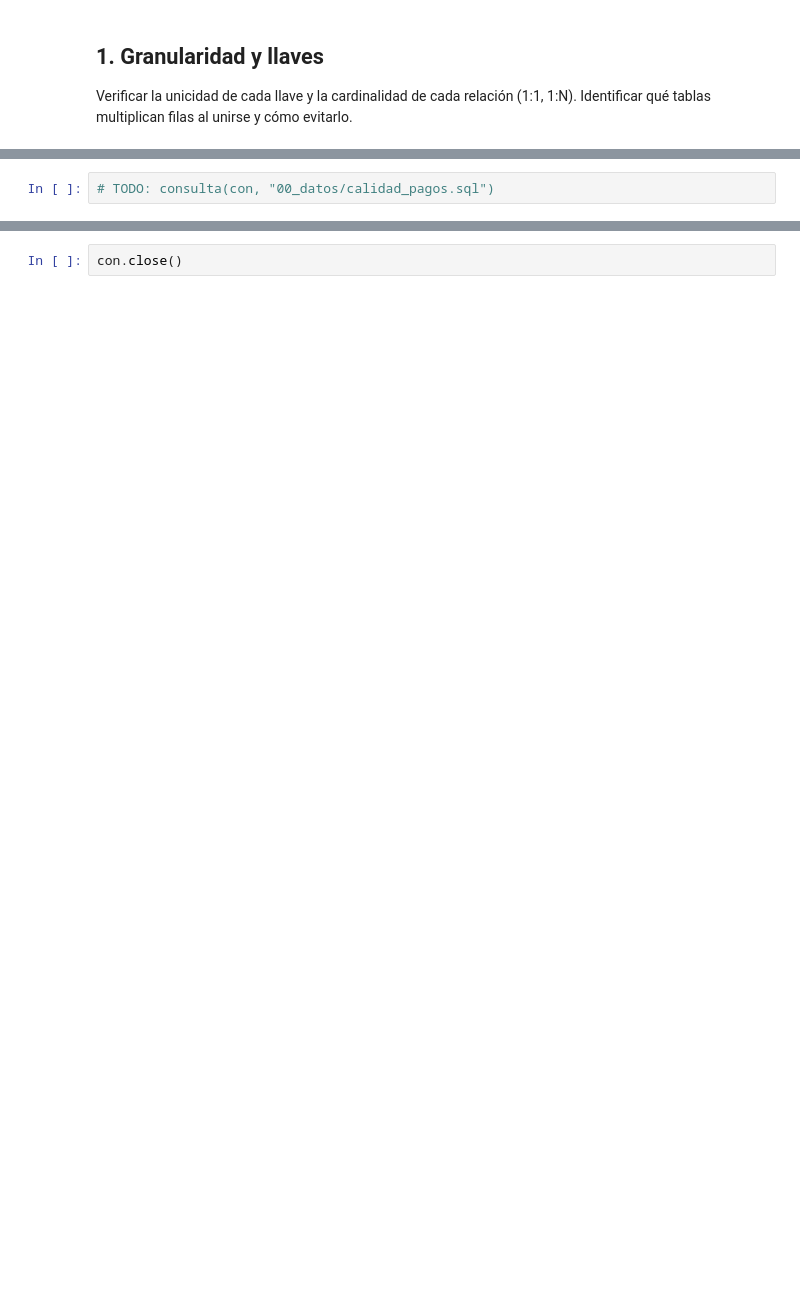
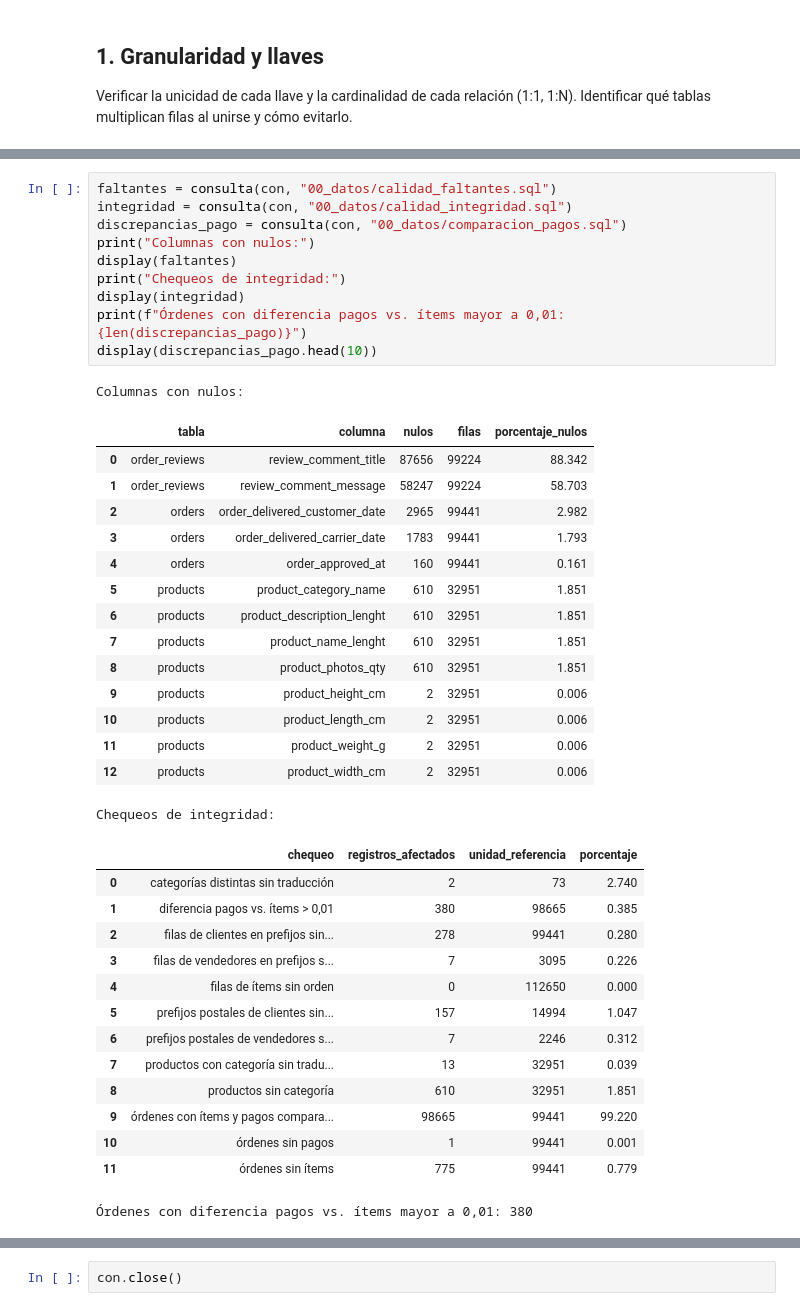
Before and after one commit to tomasguzman0925-ship-it/Taller-ML, a Jupyter notebook: notebooks/00_datos.ipynb, the cells around one changed output, grey strips where cells are left out. Cells and saved outputs as stored; diff of their text form; blank space fills up the shorter version.

```diff
--- a/notebooks/00_datos.ipynb
+++ b/notebooks/00_datos.ipynb
@@ -55,2 +100,41 @@ consulta(con, "00_datos/calidad_fechas.sql")
 # %%
-# TODO: consulta(con, "00_datos/calidad_pagos.sql")
+faltantes = consulta(con, "00_datos/calidad_faltantes.sql")
+integridad = consulta(con, "00_datos/calidad_integridad.sql")
+discrepancias_pago = consulta(con, "00_datos/comparacion_pagos.sql")
+print("Columnas con nulos:")
+display(faltantes)
+print("Chequeos de integridad:")
+display(integridad)
+print(f"Órdenes con diferencia pagos vs. ítems mayor a 0,01: {len(discrepancias_pago)}")
+display(discrepancias_pago.head(10))
+# %% [output]
+Columnas con nulos:
+|  | tabla | columna | nulos | filas | porcentaje_nulos |
+| 0 | order_reviews | review_comment_title | 87656 | 99224 | 88.342 |
+| 1 | order_reviews | review_comment_message | 58247 | 99224 | 58.703 |
+| 2 | orders | order_delivered_customer_date | 2965 | 99441 | 2.982 |
+| 3 | orders | order_delivered_carrier_date | 1783 | 99441 | 1.793 |
+| 4 | orders | order_approved_at | 160 | 99441 | 0.161 |
+| 5 | products | product_category_name | 610 | 32951 | 1.851 |
+| 6 | products | product_description_lenght | 610 | 32951 | 1.851 |
+| 7 | products | product_name_lenght | 610 | 32951 | 1.851 |
+| 8 | products | product_photos_qty | 610 | 32951 | 1.851 |
+| 9 | products | product_height_cm | 2 | 32951 | 0.006 |
+| 10 | products | product_length_cm | 2 | 32951 | 0.006 |
+| 11 | products | product_weight_g | 2 | 32951 | 0.006 |
+| 12 | products | product_width_cm | 2 | 32951 | 0.006 |
+Chequeos de integridad:
+|  | chequeo | registros_afectados | unidad_referencia | porcentaje |
+| 0 | categorías distintas sin traducción | 2 | 73 | 2.740 |
+| 1 | diferencia pagos vs. ítems > 0,01 | 380 | 98665 | 0.385 |
+| 2 | filas de clientes en prefijos sin... | 278 | 99441 | 0.280 |
+| 3 | filas de vendedores en prefijos s... | 7 | 3095 | 0.226 |
+| 4 | filas de ítems sin orden | 0 | 112650 | 0.000 |
+| 5 | prefijos postales de clientes sin... | 157 | 14994 | 1.047 |
+| 6 | prefijos postales de vendedores s... | 7 | 2246 | 0.312 |
+| 7 | productos con categoría sin tradu... | 13 | 32951 | 0.039 |
+| 8 | productos sin categoría | 610 | 32951 | 1.851 |
+| 9 | órdenes con ítems y pagos compara... | 98665 | 99441 | 99.220 |
+| 10 | órdenes sin pagos | 1 | 99441 | 0.001 |
+| 11 | órdenes sin ítems | 775 | 99441 | 0.779 |
+Órdenes con diferencia pagos vs. ítems mayor a 0,01: 380
```
Also changed, not shown: parts of 17 cells of this notebook, 17 other files.
